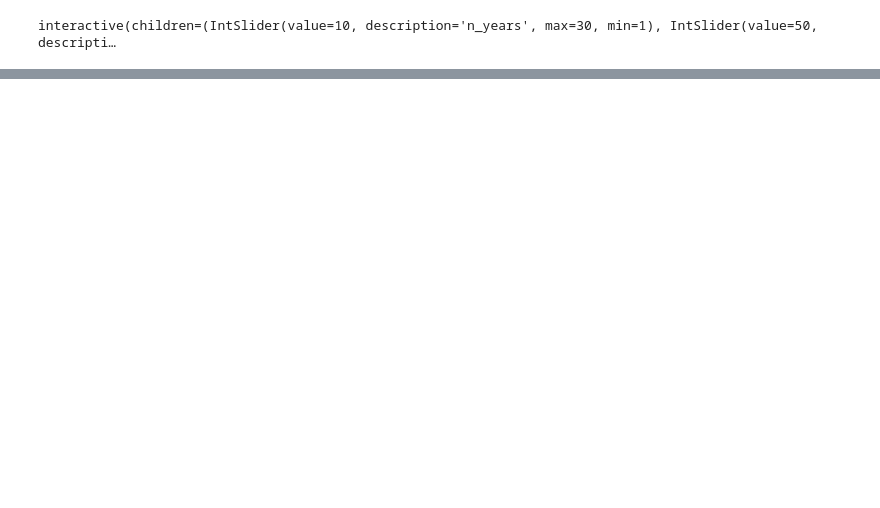
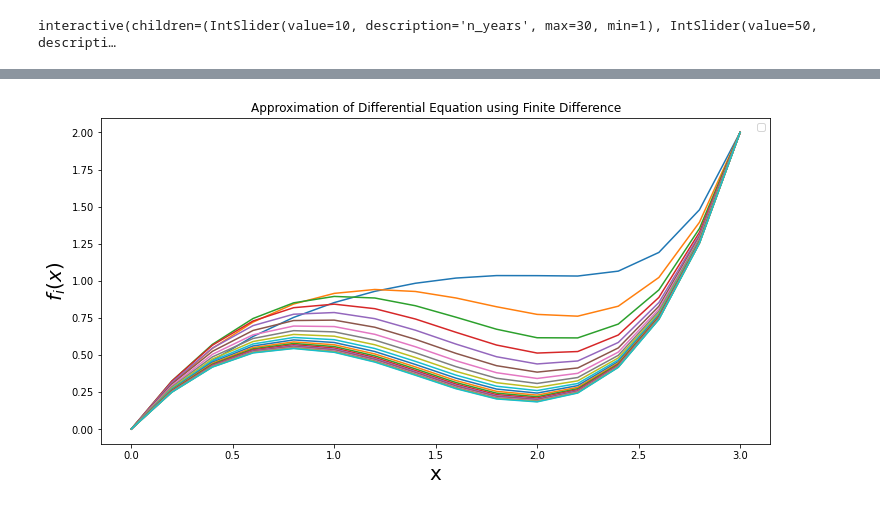
Before and after one commit to maxthebigcoda/Commodity-Modelling-Monte-Carlo-, a Jupyter notebook: Monte_Carlo.ipynb, the cells around one changed output, grey strips where cells are left out. Saved outputs shown, nothing was run; the diff lists cells and outputs as text; code cells hidden in the pictures; blank space fills up the shorter version.

```diff
--- a/Monte_Carlo.ipynb
+++ b/Monte_Carlo.ipynb
@@ -574,0 +628,21 @@ interactive(children=(IntSlider(value=10, description='n_years', max=30, min=1),
+# %%
+# now apply approximation equation to the linear line
+
+N=100
+n=0
+
+plt.figure(figsize = (12,6))
+plt.title("Approximation of Differential Equation using Finite Difference")
+plt.xlabel("x",fontsize = 20)
+plt.ylabel(r'$f_i(x)$', fontsize = 20)
+while n<N:
+
+    for i in np.arange(1,len(x_i)-1): # i cant include the first or last value
+        f_i[i] = 0.5*(float(f_i[i+1]) + float(f_i[i-1])-h**2*(x_i[i]**2-2))
+    n +=1
+    if n % 5 == 0:
+        plt.plot(x_i,f_i)
+
+plt.show()
+# %% [output]
+[figure, added]
```
Also changed, not shown: parts of 7 cells of this notebook.
